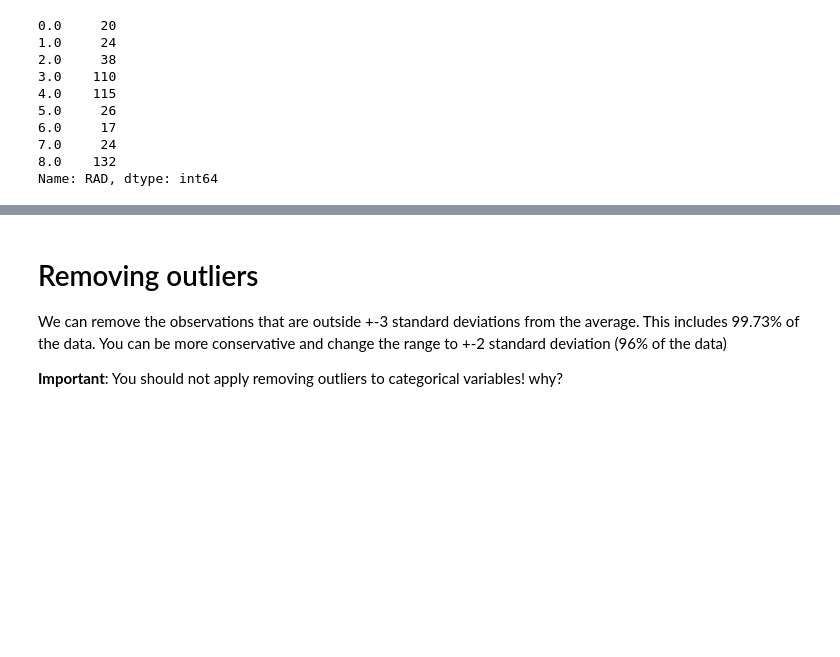
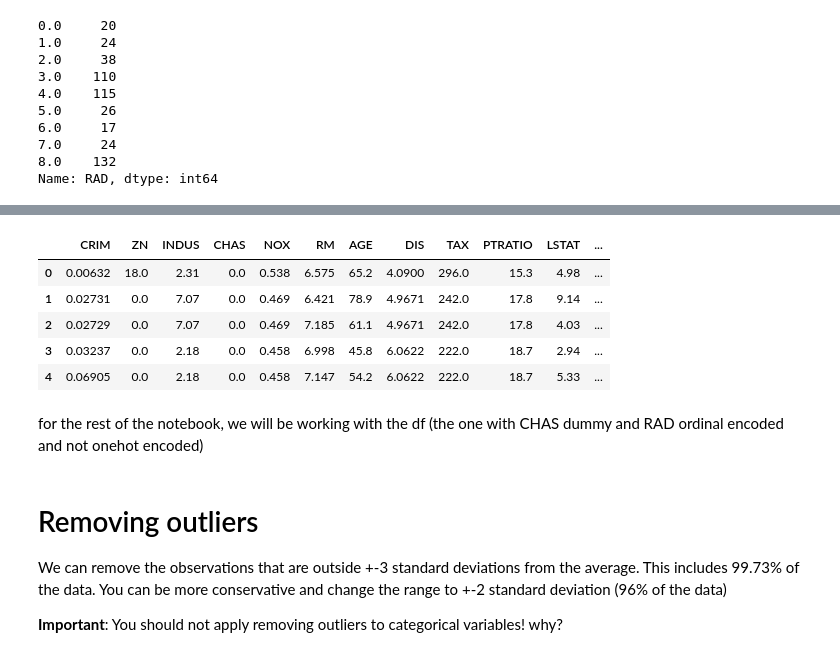
Before and after one commit to PJalgotrader/Machine_Learning-USU, a Jupyter notebook: Lectures and codes/ML spring 2023/Module 5- Linear Regression (ML approach)/Linear_regression.ipynb, the cells around one changed output, grey strips where cells are left out. Drawn from its saved outputs; the diff is of its cells as text; code cells hidden in the pictures; blank space fills up the shorter version.

```diff
--- a/Lectures and codes/ML spring 2023/Module 5- Linear Regression (ML approach)/Linear_regression.ipynb
+++ b/Lectures and codes/ML spring 2023/Module 5- Linear Regression (ML approach)/Linear_regression.ipynb
@@ -326,0 +274,3 @@ Name: RAD, dtype: int64
+# %%
+RAD_column_names = [f'RAD_{i}' for i in ohe.categories_[0][1:]] # becuase we are dropping the first column we start from index 1.
+RAD_column_names
@@ -327,3 +286,17 @@ Name: RAD, dtype: int64
+# %%
+df_ohe = pd.concat([df_ohe, pd.DataFrame(RAD, columns=RAD_column_names)], axis=1)
+# now that we have the one hot encoded columns we can drop the original column
+df_ohe.drop('RAD', axis=1, inplace=True)
+df_ohe.head()
+# %% [output]
+|  | CRIM | ZN | INDUS | CHAS | NOX | RM | AGE | DIS | TAX | PTRATIO | LSTAT | ... |
+| 0 | 0.00632 | 18.0 | 2.31 | 0.0 | 0.538 | 6.575 | 65.2 | 4.0900 | 296.0 | 15.3 | 4.98 | ... |
+| 1 | 0.02731 | 0.0 | 7.07 | 0.0 | 0.469 | 6.421 | 78.9 | 4.9671 | 242.0 | 17.8 | 9.14 | ... |
+| 2 | 0.02729 | 0.0 | 7.07 | 0.0 | 0.469 | 7.185 | 61.1 | 4.9671 | 242.0 | 17.8 | 4.03 | ... |
+| 3 | 0.03237 | 0.0 | 2.18 | 0.0 | 0.458 | 6.998 | 45.8 | 6.0622 | 222.0 | 18.7 | 2.94 | ... |
+| 4 | 0.06905 | 0.0 | 2.18 | 0.0 | 0.458 | 7.147 | 54.2 | 6.0622 | 222.0 | 18.7 | 5.33 | ... |
+# %% [markdown]
+for the rest of the notebook, we will be working with the df (the one with CHAS dummy and RAD ordinal encoded and not onehot encoded)
 # %% [markdown]
 # Removing outliers
 
```
Also changed, not shown: parts of 31 cells of this notebook.
